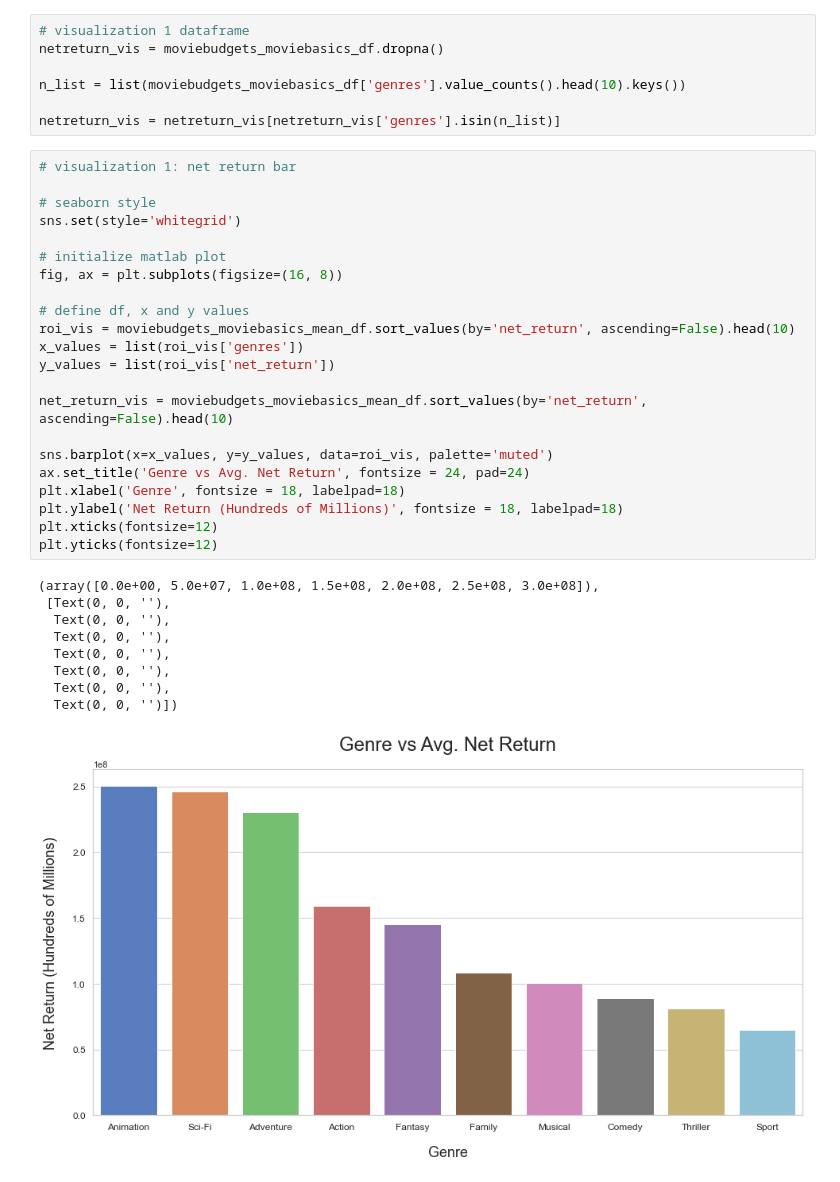
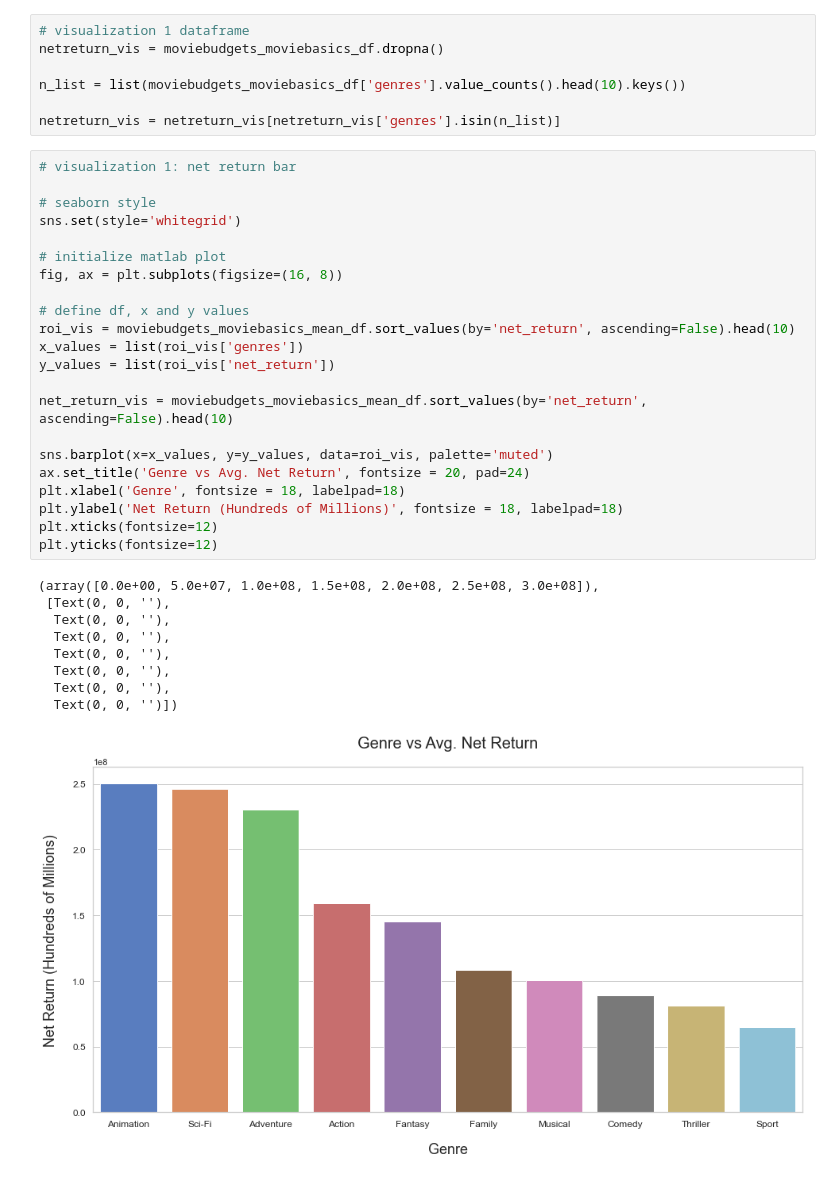
Before and after one commit to charlesmpan/FilmStudioMovieRec, a Jupyter notebook: final_notebook_ben.ipynb, the cells around one changed output. Saved outputs shown, nothing was run; the diff lists cells and outputs as text.

Commit message:
Visualizations to generate images, Final Notebook w/ Genres Visualizations, code, and markdown

```diff
--- a/final_notebook_ben.ipynb
+++ b/final_notebook_ben.ipynb
@@ -106,35 +106,35 @@ netreturn_vis = netreturn_vis[netreturn_vis['genres'].isin(n_list)]
 # %%
 # visualization 1: net return bar
 
 # seaborn style
 sns.set(style='whitegrid')
 
 # initialize matlab plot
 fig, ax = plt.subplots(figsize=(16, 8))
 
 # define df, x and y values
 roi_vis = moviebudgets_moviebasics_mean_df.sort_values(by='net_return', ascending=False).head(10)
 x_values = list(roi_vis['genres'])
 y_values = list(roi_vis['net_return'])
 
 net_return_vis = moviebudgets_moviebasics_mean_df.sort_values(by='net_return', ascending=False).head(10)
 
 sns.barplot(x=x_values, y=y_values, data=roi_vis, palette='muted')
-ax.set_title('Genre vs Avg. Net Return', fontsize = 24, pad=24)
+ax.set_title('Genre vs Avg. Net Return', fontsize = 20, pad=24)
 plt.xlabel('Genre', fontsize = 18, labelpad=18)
 plt.ylabel('Net Return (Hundreds of Millions)', fontsize = 18, labelpad=18)
 plt.xticks(fontsize=12)
 plt.yticks(fontsize=12)
 # %% [output]
 (array([0.0e+00, 5.0e+07, 1.0e+08, 1.5e+08, 2.0e+08, 2.5e+08, 3.0e+08]),
  [Text(0, 0, ''),
   Text(0, 0, ''),
   Text(0, 0, ''),
   Text(0, 0, ''),
   Text(0, 0, ''),
   Text(0, 0, ''),
   Text(0, 0, '')])
-[figure, old version]
+[figure, new version]
 # %%
 # visualization 2: ROI%
 
```
Also changed, not shown: parts of 1 cell of this notebook, 1 other file.
